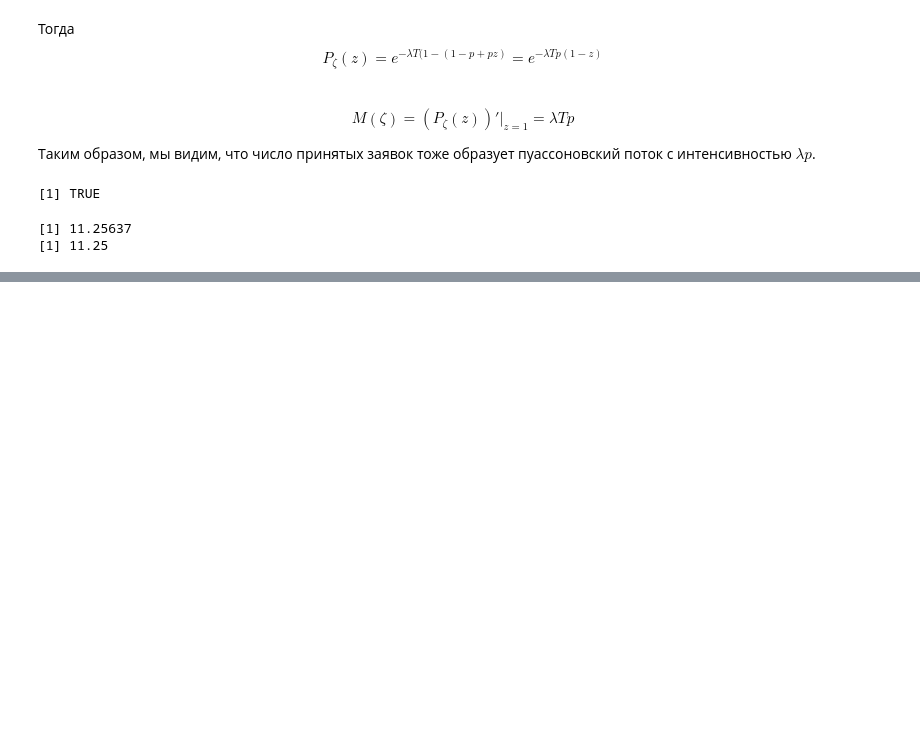
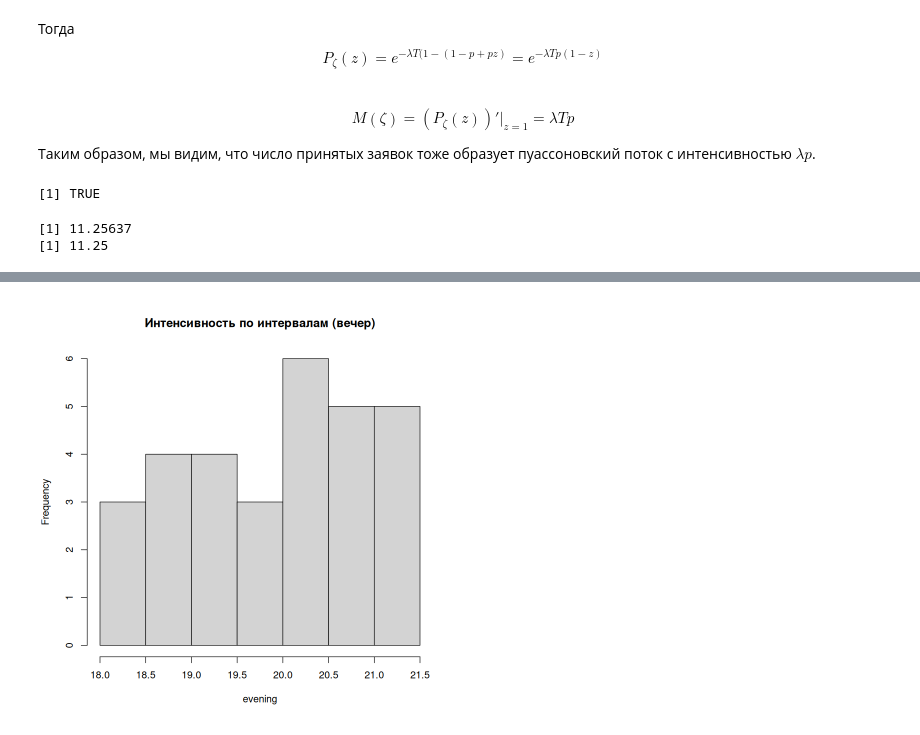
Before and after one commit to junaart/AHP_KIS, a Jupyter notebook: Lection_2/Lection_2_2026.ipynb, the cells around one changed output, grey strips where cells are left out. Drawn from its saved outputs; the diff is of its cells as text; code cells hidden in the pictures; blank space fills up the shorter version.

```diff
--- a/Lection_2/Lection_2_2026.ipynb
+++ b/Lection_2/Lection_2_2026.ipynb
@@ -772,0 +827,4 @@ print(lambda*T*p)
+# %%
+hist(evening,main='Интенсивность по интервалам (вечер)')
+# %% [output]
+[figure, added]
```
Also changed, not shown: parts of 81 cells of this notebook.
